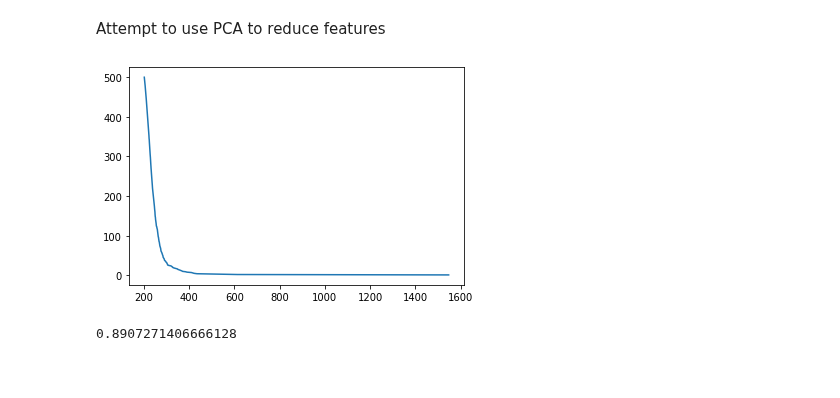
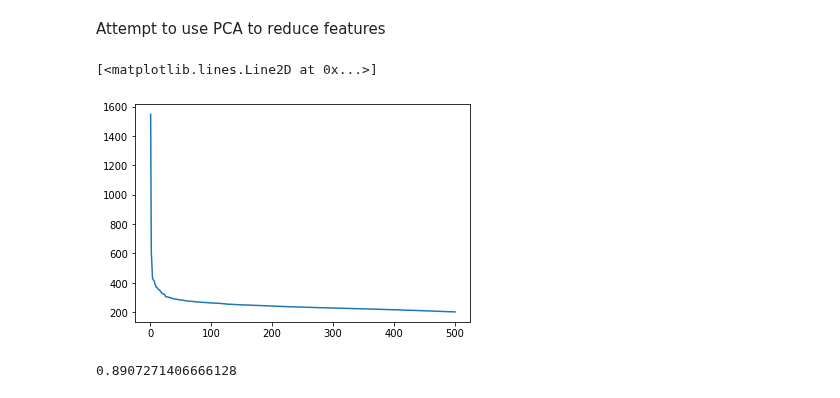
Before and after one commit to gregorio-saporito/hate-speech-detection, a Jupyter notebook: main.ipynb, the cells around one changed output. Cells and saved outputs as stored; diff of their text form; code cells hidden in the pictures; blank space fills up the shorter version.

Commit message:
SVD plot update

```diff
--- a/main.ipynb
+++ b/main.ipynb
@@ -454,15 +454,16 @@ Attempt to use PCA to reduce features
 # %%
 from sklearn.decomposition import TruncatedSVD
 from scipy.sparse import random as sparse_random
-svd = TruncatedSVD(n_components=12391, random_state=42)
+svd = TruncatedSVD(n_components=500, random_state=42)
 model = svd.fit(scaled_train)
 # %%
 fig = plt.figure()
 ax = plt.axes()
 
-ax.plot(model.singular_values_, range(1,12392));
+ax.plot(range(1,501), model.singular_values_)
 # %% [output]
+[<matplotlib.lines.Line2D at 0x...>]
-[figure, old version]
+[figure, new version]
 # %%
 reduced = model.transform(scaled_train)
 # %%
```
